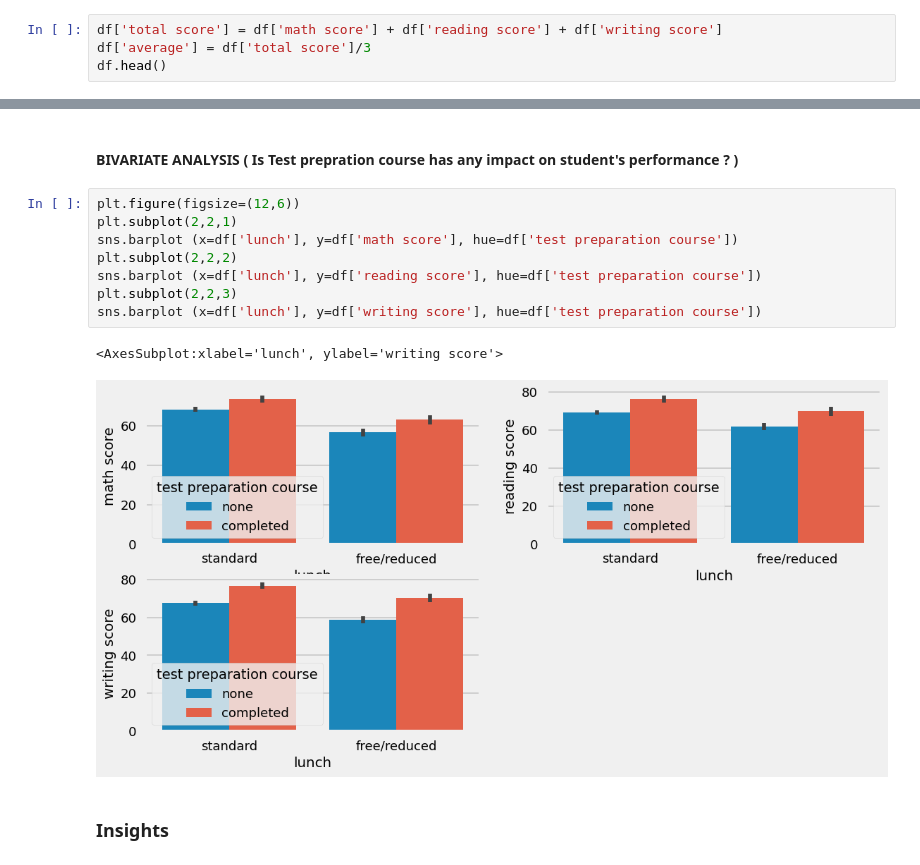
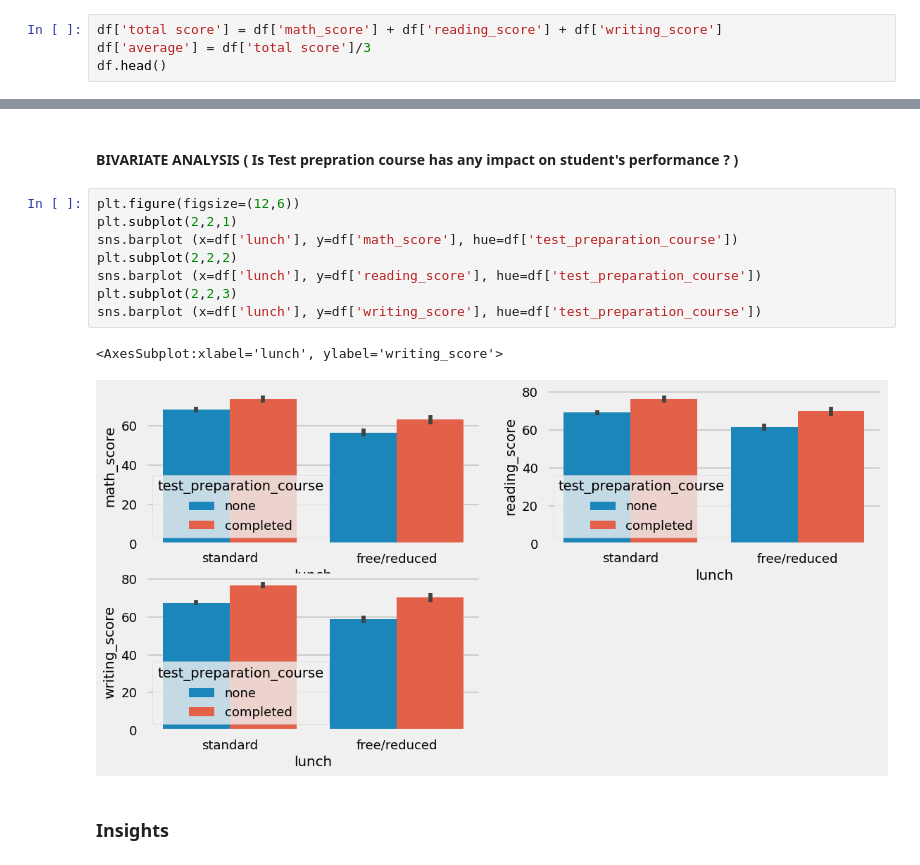
Before and after one commit to Atharva-Git-Code/student-performance-indicator, a Jupyter notebook: notebook/EDA STUDENT PERFORMANCE.ipynb, the cells around one changed output, grey strips where cells are left out. Saved outputs shown, nothing was run; the diff lists cells and outputs as text.

```diff
--- a/notebook/EDA STUDENT PERFORMANCE.ipynb
+++ b/notebook/EDA STUDENT PERFORMANCE.ipynb
@@ -194,7 +194,7 @@ df.head(2)
 # %% [markdown]
 ### 3.8 Adding columns for "Total Score" and "Average"
 # %%
-df['total score'] = df['math score'] + df['reading score'] + df['writing score']
+df['total score'] = df['math_score'] + df['reading_score'] + df['writing_score']
 df['average'] = df['total score']/3
 df.head()
 # %% [output]
@@ -597,14 +597,14 @@ Is Test prepration course has any impact on student's performance ?
 # %%
 plt.figure(figsize=(12,6))
 plt.subplot(2,2,1)
-sns.barplot (x=df['lunch'], y=df['math score'], hue=df['test preparation course'])
+sns.barplot (x=df['lunch'], y=df['math_score'], hue=df['test_preparation_course'])
 plt.subplot(2,2,2)
-sns.barplot (x=df['lunch'], y=df['reading score'], hue=df['test preparation course'])
+sns.barplot (x=df['lunch'], y=df['reading_score'], hue=df['test_preparation_course'])
 plt.subplot(2,2,3)
-sns.barplot (x=df['lunch'], y=df['writing score'], hue=df['test preparation course'])
+sns.barplot (x=df['lunch'], y=df['writing_score'], hue=df['test_preparation_course'])
 # %% [output]
-<AxesSubplot:xlabel='lunch', ylabel='writing score'>
+<AxesSubplot:xlabel='lunch', ylabel='writing_score'>
-[figure, old version]
+[figure, new version]
 # %% [markdown]
 ### Insights
 # %% [markdown]
```
Also changed, not shown: parts of 23 cells of this notebook, 7 other files.
